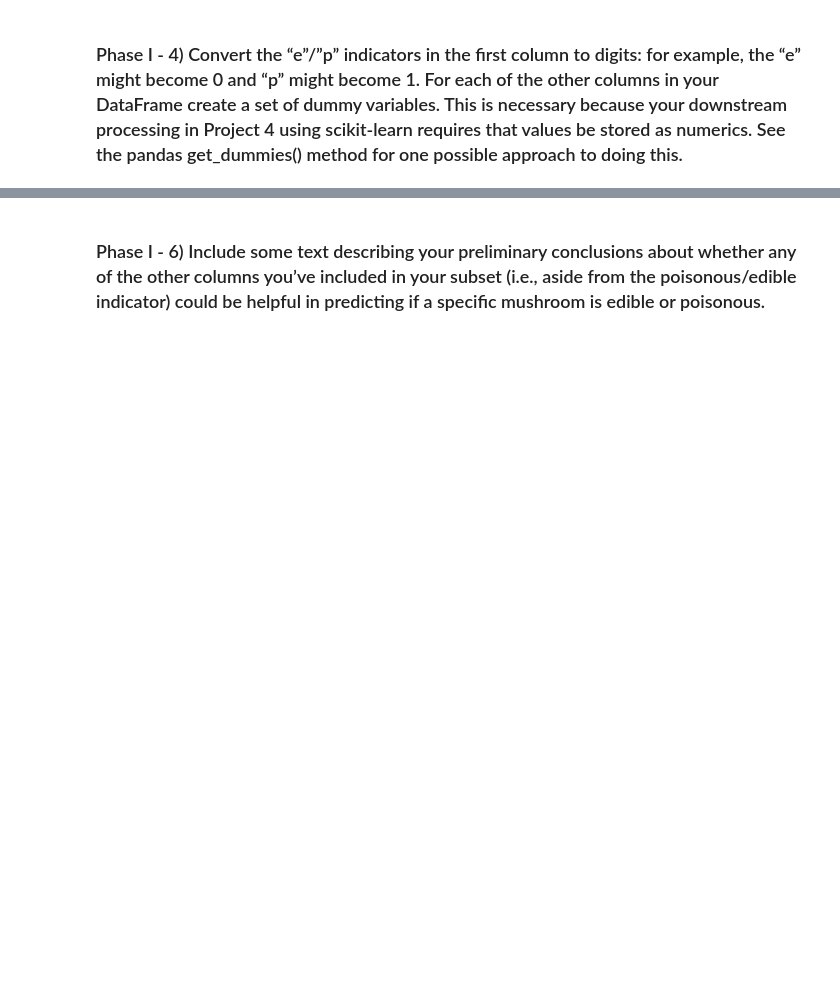
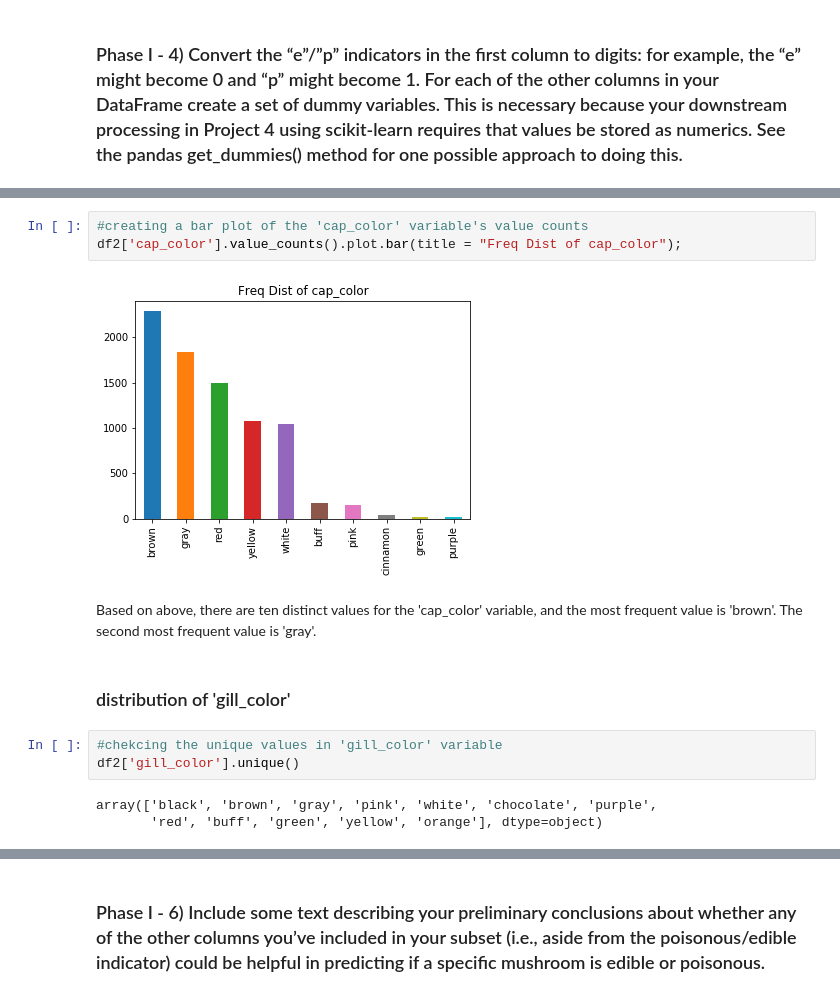
Before and after one commit to mhan1/DAV-5400, a Jupyter notebook: M_Han_Project4.ipynb, the cells around one changed output, grey strips where cells are left out. Drawn from its saved outputs; the diff is of its cells as text; blank space fills up the shorter version.

```diff
--- a/M_Han_Project4.ipynb
+++ b/M_Han_Project4.ipynb
@@ -208,0 +391,15 @@ df2.shape
+# %%
+#creating a bar plot of the 'cap_color' variable's value counts
+df2['cap_color'].value_counts().plot.bar(title = "Freq Dist of cap_color");
+# %% [output]
+[figure, added]
+# %% [markdown]
+Based on above, there are ten distinct values for the 'cap_color' variable, and the most frequent value is 'brown'. The second most frequent value is 'gray'.
+# %% [markdown]
+### distribution of 'gill_color'
+# %%
+#chekcing the unique values in 'gill_color' variable
+df2['gill_color'].unique()
+# %% [output]
+array(['black', 'brown', 'gray', 'pink', 'white', 'chocolate', 'purple',
+       'red', 'buff', 'green', 'yellow', 'orange'], dtype=object)
```
Also changed, not shown: parts of 115 cells of this notebook.
